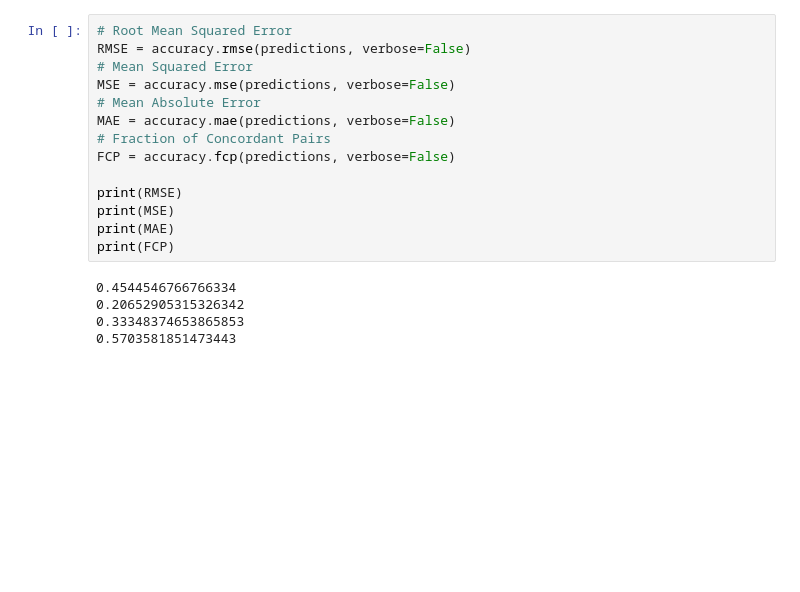
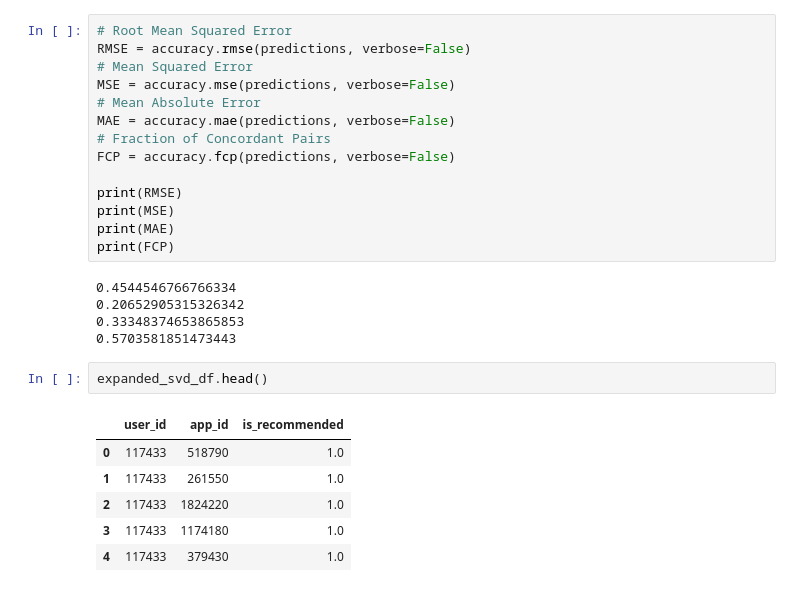
Before and after one commit to ericbohner/Capstone, a Jupyter notebook: funksvd_model.ipynb, the cells around one changed output. Cells and saved outputs as stored; diff of their text form; blank space fills up the shorter version.

```diff
--- a/funksvd_model.ipynb
+++ b/funksvd_model.ipynb
@@ -738,3 +741,12 @@ print(FCP)
 0.20652905315326342
 0.33348374653865853
 0.5703581851473443
+# %%
+expanded_svd_df.head()
+# %% [output]
+|  | user_id | app_id | is_recommended |
+| 0 | 117433 | 518790 | 1.0 |
+| 1 | 117433 | 261550 | 1.0 |
+| 2 | 117433 | 1824220 | 1.0 |
+| 3 | 117433 | 1174180 | 1.0 |
+| 4 | 117433 | 379430 | 1.0 |
```
Also changed, not shown: parts of 7 cells of this notebook, 2 other files.
